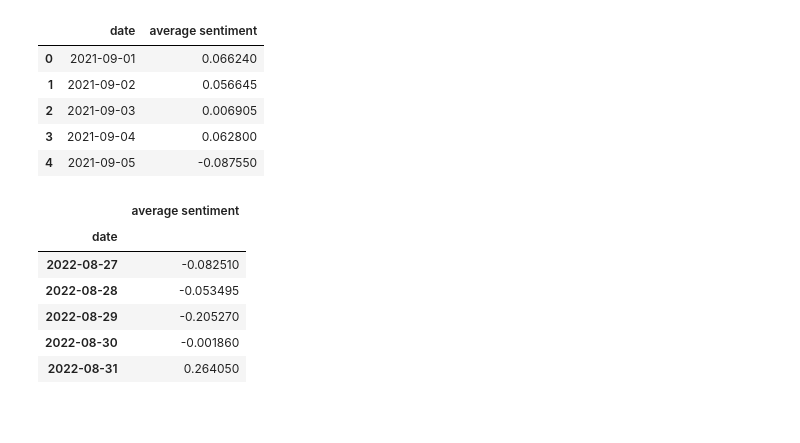
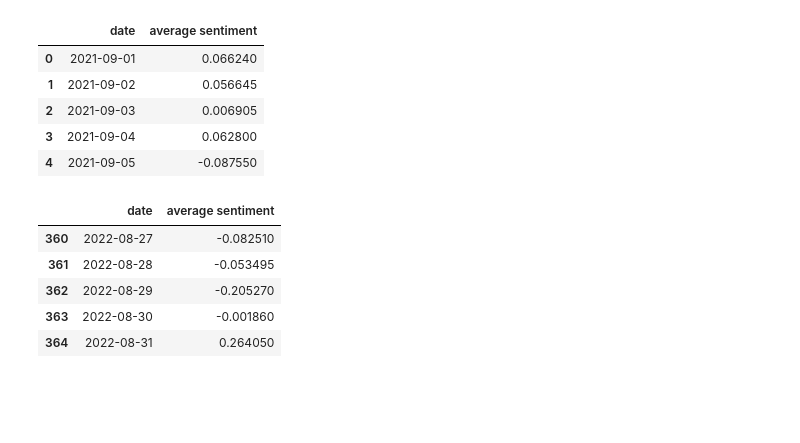
Before and after one commit to alecfei/sentiment-analysis-climate-change, a Jupyter notebook: data processing and analysing/data analysis.ipynb, the cells around one changed output. Drawn from its saved outputs; the diff is of its cells as text; code cells hidden in the pictures.

```diff
--- a/data processing and analysing/data analysis.ipynb
+++ b/data processing and analysing/data analysis.ipynb
@@ -349,15 +350,14 @@ sentiment_final.to_csv("climate_change_sentiment.csv", index = None, header = Tr
 # %%
 # Read from local to make the repetitive model training easier
-final = pd.read_csv("climate_change_sentiment.csv", parse_dates=["date"], index_col="date")
+final = pd.read_csv("climate_change_sentiment.csv")
 final.tail()
 # %% [output]
-|  | average sentiment |
-| date |  |
-| 2022-08-27 | -0.082510 |
-| 2022-08-28 | -0.053495 |
-| 2022-08-29 | -0.205270 |
-| 2022-08-30 | -0.001860 |
-| 2022-08-31 | 0.264050 |
+|  | date | average sentiment |
+| 360 | 2022-08-27 | -0.082510 |
+| 361 | 2022-08-28 | -0.053495 |
+| 362 | 2022-08-29 | -0.205270 |
+| 363 | 2022-08-30 | -0.001860 |
+| 364 | 2022-08-31 | 0.264050 |
 # %% [markdown]
 <br>
 # %% [markdown]
```
Also changed, not shown: parts of 45 cells of this notebook, 3 other files.
